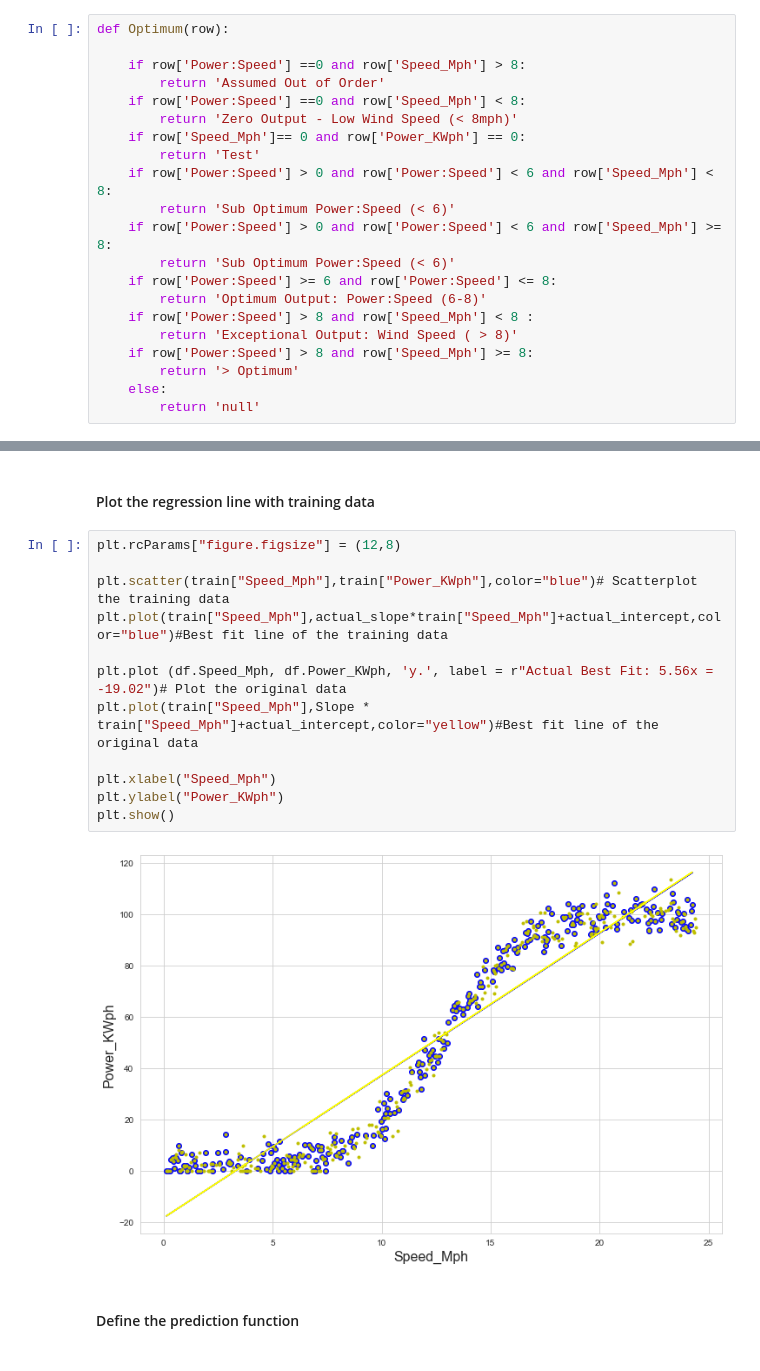
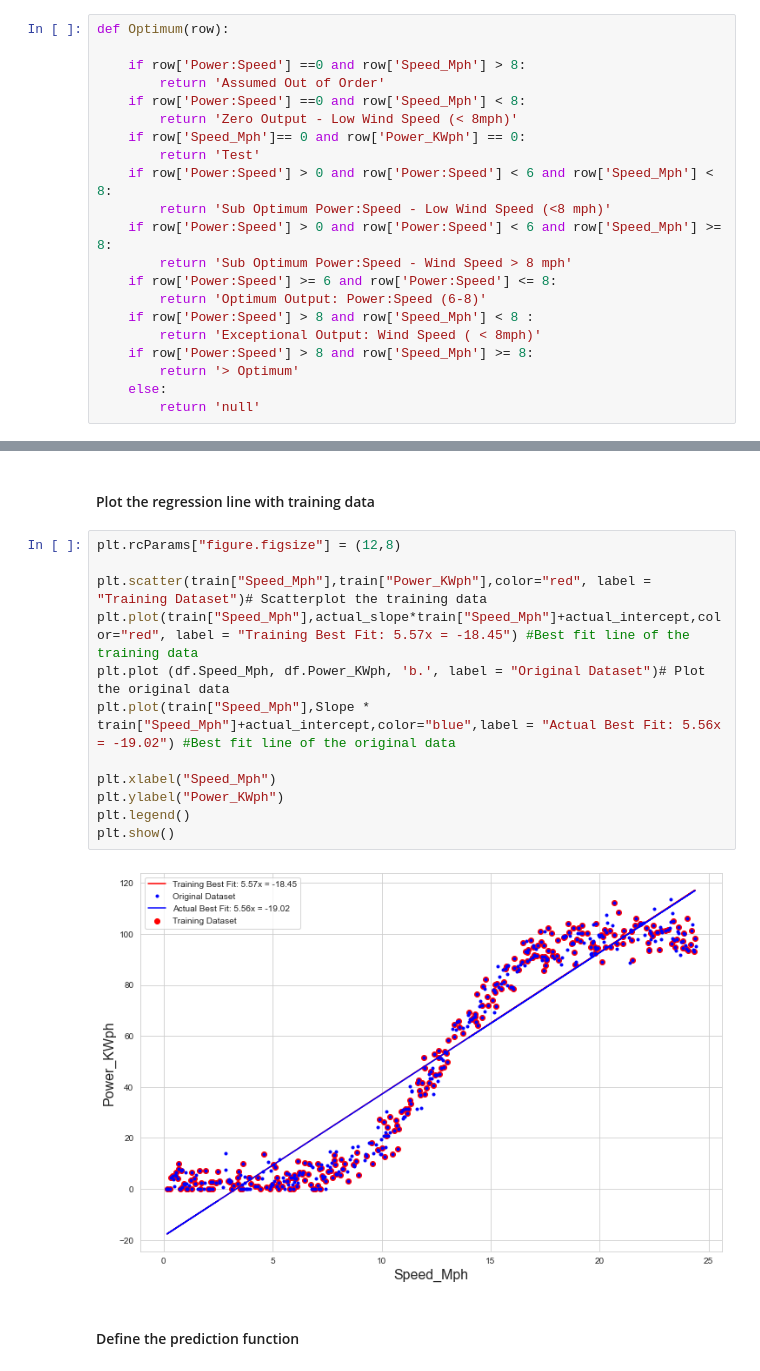
Before and after one commit to Fiona-600/Data-Analytics-2020-Project, a Jupyter notebook: Final Project 2020.ipynb, the cells around one changed output, grey strips where cells are left out. Drawn from its saved outputs; the diff is of its cells as text.

```diff
--- a/Final Project 2020.ipynb
+++ b/Final Project 2020.ipynb
@@ -129,13 +129,13 @@ def Optimum(row):
     if row['Speed_Mph']== 0 and row['Power_KWph'] == 0:
         return 'Test'
     if row['Power:Speed'] > 0 and row['Power:Speed'] < 6 and row['Speed_Mph'] < 8:
-        return 'Sub Optimum Power:Speed (< 6)'
+        return 'Sub Optimum Power:Speed - Low Wind Speed (<8 mph)'
     if row['Power:Speed'] > 0 and row['Power:Speed'] < 6 and row['Speed_Mph'] >= 8:
-        return 'Sub Optimum Power:Speed (< 6)'
+        return 'Sub Optimum Power:Speed - Wind Speed > 8 mph'
     if row['Power:Speed'] >= 6 and row['Power:Speed'] <= 8:
         return 'Optimum Output: Power:Speed (6-8)'
     if row['Power:Speed'] > 8 and row['Speed_Mph'] < 8 :
-        return 'Exceptional Output: Wind Speed ( > 8)'
+        return 'Exceptional Output: Wind Speed ( < 8mph)'
     if row['Power:Speed'] > 8 and row['Speed_Mph'] >= 8:
         return '> Optimum'
     else:
@@ -662,17 +675,17 @@ Intercept of the Training dataset:  -18.294458338456245
 # %%
 plt.rcParams["figure.figsize"] = (12,8)
 
-plt.scatter(train["Speed_Mph"],train["Power_KWph"],color="blue")# Scatterplot the training data
-plt.plot(train["Speed_Mph"],actual_slope*train["Speed_Mph"]+actual_intercept,color="blue")#Best fit line of the training data
-
-plt.plot (df.Speed_Mph, df.Power_KWph, 'y.', label = r"Actual Best Fit: 5.56x = -19.02")# Plot the original data
-plt.plot(train["Speed_Mph"],Slope * train["Speed_Mph"]+actual_intercept,color="yellow")#Best fit line of the original data
+plt.scatter(train["Speed_Mph"],train["Power_KWph"],color="red", label = "Training Dataset")# Scatterplot the training data
+plt.plot(train["Speed_Mph"],actual_slope*train["Speed_Mph"]+actual_intercept,color="red", label = "Training Best Fit: 5.57x = -18.45") #Best fit line of the training data
+plt.plot (df.Speed_Mph, df.Power_KWph, 'b.', label = "Original Dataset")# Plot the original data
+plt.plot(train["Speed_Mph"],Slope * train["Speed_Mph"]+actual_intercept,color="blue",label = "Actual Best Fit: 5.56x = -19.02") #Best fit line of the original data
 
 plt.xlabel("Speed_Mph")
 plt.ylabel("Power_KWph")
+plt.legend()
 plt.show()
 # %% [output]
-[figure, old version]
+[figure, new version]
 # %% [markdown]
 #### Define the prediction function
 # %%
```
Also changed, not shown: parts of 15 cells of this notebook, 1 other file.
